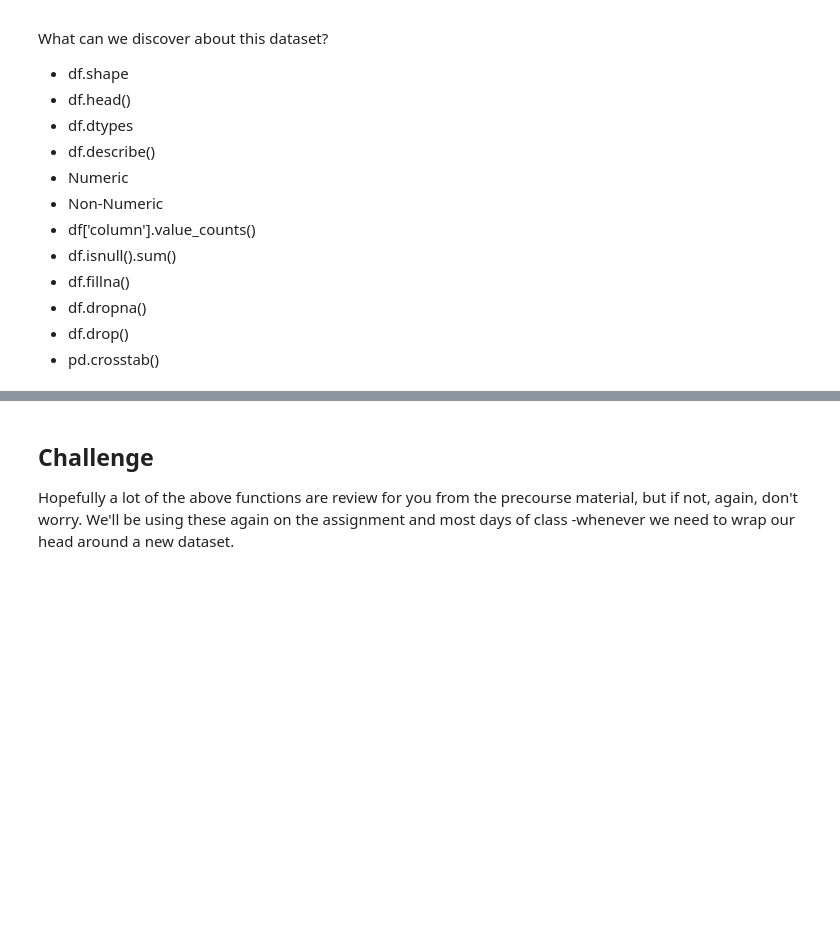
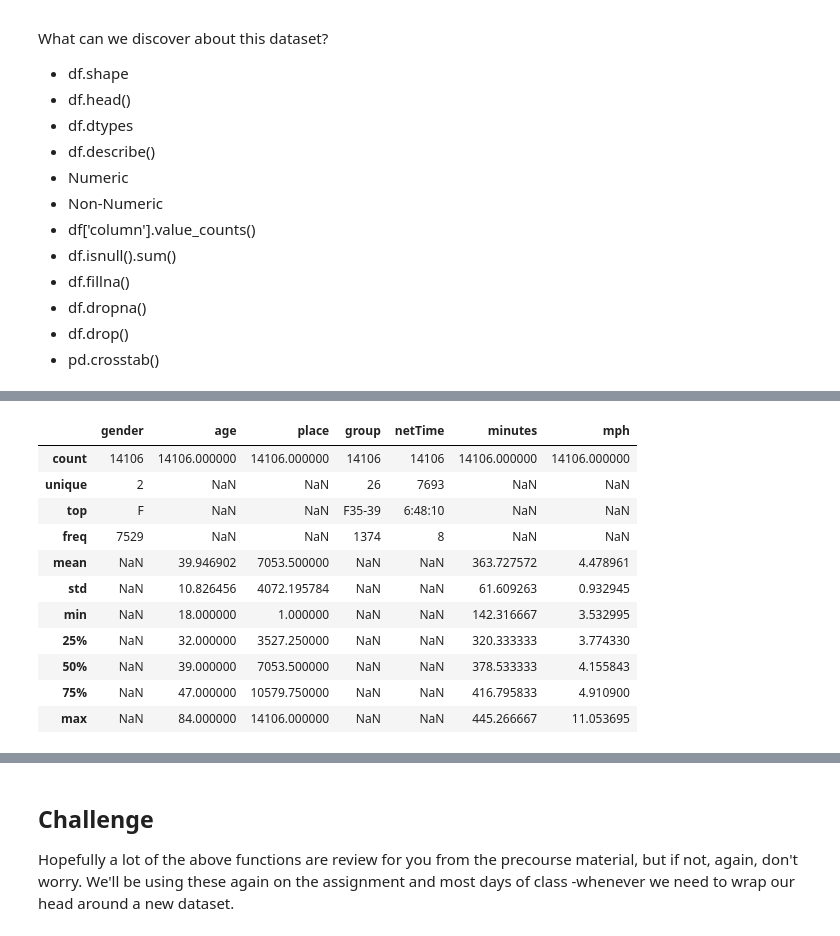
Before and after one commit to singparvi/DS-Unit-1-Sprint-1-Data-Wrangling-and-Storytelling, a Jupyter notebook: module1-exploratory-data-analysis/LS_DS_111_Exploratory_Data_Analysis.ipynb, the cells around one changed output, grey strips where cells are left out. Saved outputs shown, nothing was run; the diff lists cells and outputs as text; code cells hidden in the pictures; blank space fills up the shorter version.

```diff
--- a/module1-exploratory-data-analysis/LS_DS_111_Exploratory_Data_Analysis.ipynb
+++ b/module1-exploratory-data-analysis/LS_DS_111_Exploratory_Data_Analysis.ipynb
@@ -279,4 +319,18 @@ What can we discover about this dataset?
 # %%
 # non-numeric columns
+df.describe(include='all')
+# %% [output]
+|  | gender | age | place | group | netTime | minutes | mph |
+| count | 14106 | 14106.000000 | 14106.000000 | 14106 | 14106 | 14106.000000 | 14106.000000 |
+| unique | 2 | NaN | NaN | 26 | 7693 | NaN | NaN |
+| top | F | NaN | NaN | F35-39 | 6:48:10 | NaN | NaN |
+| freq | 7529 | NaN | NaN | 1374 | 8 | NaN | NaN |
+| mean | NaN | 39.946902 | 7053.500000 | NaN | NaN | 363.727572 | 4.478961 |
+| std | NaN | 10.826456 | 4072.195784 | NaN | NaN | 61.609263 | 0.932945 |
+| min | NaN | 18.000000 | 1.000000 | NaN | NaN | 142.316667 | 3.532995 |
+| 25% | NaN | 32.000000 | 3527.250000 | NaN | NaN | 320.333333 | 3.774330 |
+| 50% | NaN | 39.000000 | 7053.500000 | NaN | NaN | 378.533333 | 4.155843 |
+| 75% | NaN | 47.000000 | 10579.750000 | NaN | NaN | 416.795833 | 4.910900 |
+| max | NaN | 84.000000 | 14106.000000 | NaN | NaN | 445.266667 | 11.053695 |
 # %%
 # accesss a specific column of the dataframe
```
Also changed, not shown: parts of 13 cells of this notebook.
